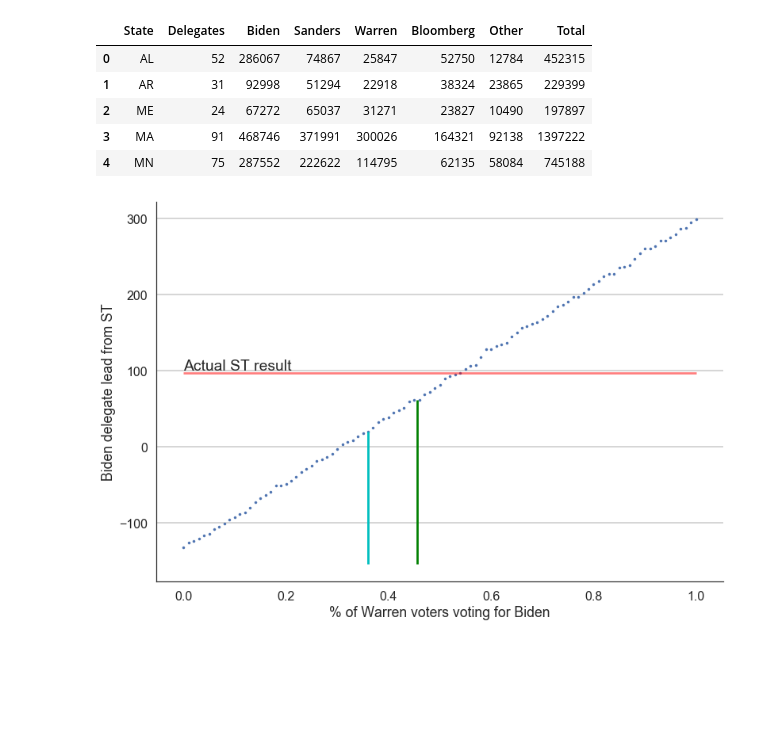
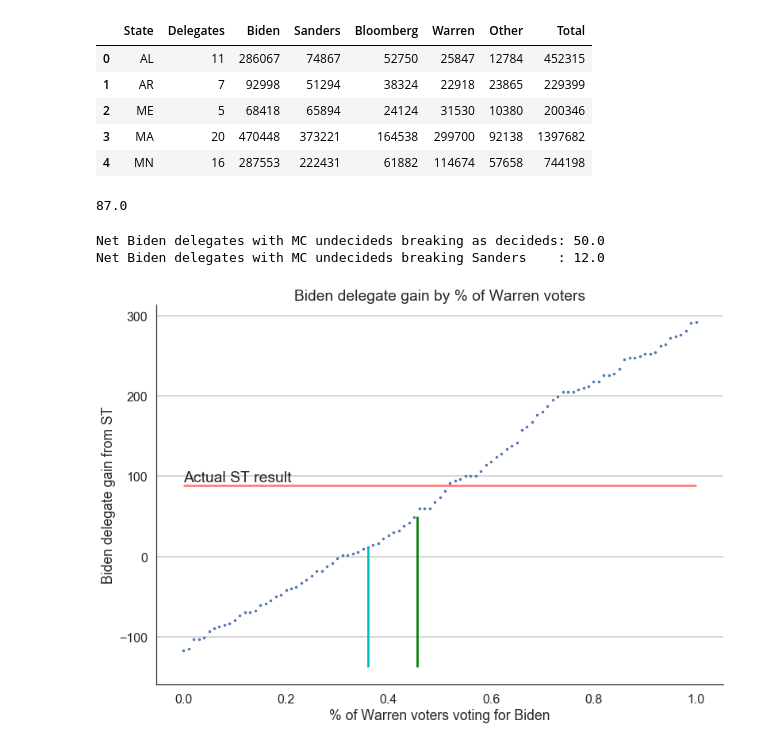
Before and after one commit to jdeschler/ST_20_warrendrop, a Jupyter notebook: warren_splits.ipynb, the cells around one changed output. Drawn from its saved outputs; the diff is of its cells as text; code cells hidden in the pictures; blank space fills up the shorter version.

```diff
--- a/warren_splits.ipynb
+++ b/warren_splits.ipynb
@@ -6,13 +8,13 @@ import seaborn as sns
 # %%
-ST_results = pd.read_csv("ST_statewide.csv")
+ST_results = pd.read_csv("ST_bydistrict_TGP.csv")
 ST_results.head()
 # %% [output]
-|  | State | Delegates | Biden | Sanders | Warren | Bloomberg | Other | Total |
-| 0 | AL | 52 | 286067 | 74867 | 25847 | 52750 | 12784 | 452315 |
-| 1 | AR | 31 | 92998 | 51294 | 22918 | 38324 | 23865 | 229399 |
-| 2 | ME | 24 | 67272 | 65037 | 31271 | 23827 | 10490 | 197897 |
-| 3 | MA | 91 | 468746 | 371991 | 300026 | 164321 | 92138 | 1397222 |
-| 4 | MN | 75 | 287552 | 222622 | 114795 | 62135 | 58084 | 745188 |
+|  | State | Delegates | Biden | Sanders | Bloomberg | Warren | Other | Total |
+| 0 | AL | 11 | 286067 | 74867 | 52750 | 25847 | 12784 | 452315 |
+| 1 | AR | 7 | 92998 | 51294 | 38324 | 22918 | 23865 | 229399 |
+| 2 | ME | 5 | 68418 | 65894 | 24124 | 31530 | 10380 | 200346 |
+| 3 | MA | 20 | 470448 | 373221 | 164538 | 299700 | 92138 | 1397682 |
+| 4 | MN | 16 | 287553 | 222431 | 61882 | 114674 | 57658 | 744198 |
 # %%
 # default values from Morning Consult poll:
 #  https://morningconsult.com/2020/03/05/sanders-biden-can-expect-near-equal-gain-from-warrens-exit/
@@ -20,7 +22,11 @@ def split_warren_votes(pre_split_votes = ST_results, warren_to_biden = .36, warr
     # normalize (assume all EW supporters go either to JB or BS)
     biden_gain = warren_to_biden/(warren_to_biden + warren_to_sanders)
     sanders_gain = warren_to_sanders/(warren_to_biden + warren_to_sanders)
+
+    # copy original DF so we don't break anything
     post = pre_split_votes.copy()
+
+    # add Warren's votes to Biden and Sanders as needed
     post.Biden = post.Biden + round(biden_gain * post.Warren)
     post.Sanders = post.Sanders + round(sanders_gain * post.Warren)
     post.Warren = 0
@@ -35,10 +41,29 @@ def apportion_delegates_threshold(votes = ST_results, threshold = 0.15):
         delegates[c] = delegates[c]/delegates.Total
     delegates[candidates] = delegates[candidates].applymap(lambda x: x if x >= threshold else 0)
     delegates["viable_tot"] = delegates[candidates].sum(axis = 1)
-    # DNC rules don't _quite_ just round, will fix this if I figure out how
     for c in candidates:
-        delegates[c] = round((delegates[c]/delegates.viable_tot) * delegates['Delegates'])
-    delegates = delegates.drop('viable_tot', axis = 1)
+        delegates[c] = (delegates[c]/delegates.viable_tot) * delegates['Delegates']
+    # now we apportion fractional delegates as per DNC rules
+    dels_copy = delegates.copy()
+    for idx, row in dels_copy.iterrows():
+        dels_dict = {}
+        dels_dict_full = {}
+        dels_dict_partial = {}
+        for c in candidates:
+            dels_dict[c] = row[c]
+            dels_dict_full[c] = math.floor(row[c])
+            dels_dict_partial[c] = dels_dict[c] - dels_dict_full[c]
+        full = sum(dels_dict_full.values())
+        fractional = row['Delegates'] - full
+
+        # allocate partial delegates
+        while fractional > 0:
+            top = max(dels_dict_partial.items(), key=operator.itemgetter(1))[0]
+            dels_dict_partial[top] = 0
+            dels_dict_full[top] += 1
+            fractional -= 1
+        for c, ds in dels_dict_full.items():
+            delegates.at[idx, c] = ds
     return delegates
 
 
@@ -51,6 +76,17 @@ def get_biden_net(split, votes = ST_results, threshold = 0.15):
     post_split = split_warren_votes(pre_split_votes = votes, warren_to_biden = split, warren_to_sanders = 1 - split)
     dels = apportion_delegates_threshold(votes = post_split)
     return sum(dels.Biden) - sum(dels.Sanders)
+# %%
+# check process (we want this to end up being 89)
+no_change = apportion_delegates_threshold()
+tots = no_change.sum()
+tots['Biden'] - tots['Sanders']
+
+# note: we get this as 87, we _want_ it to be 89
+#  in a more detailed analysis, I would care more about this
+#  but this is essentially a rounding error so I'm not super worried
+# %% [output]
+87.0
 # %%
 splits = np.linspace(0,1,101)
 net_dels_biden = []
@@ -78,14 +102,27 @@ ST_actual_net = 97
+# %%
+# according to the Morning Consult poll
+mc_breakequal = .4557
+mc_endorse = .36
+intersects = [get_biden_net(.4557), get_biden_net(.36)]
+print("Net Biden delegates with MC undecideds breaking as decideds: " + str(intersects[0]))
+print("Net Biden delegates with MC undecideds breaking Sanders    : " + str(intersects[1]))
+ST_actual_net = 89
+# %% [output]
+Net Biden delegates with MC undecideds breaking as decideds: 50.0
+Net Biden delegates with MC undecideds breaking Sanders    : 12.0
 # %%
 with sns.plotting_context("poster"):
     sns.set_style('white')
     plt.scatter(splits, net_dels_biden, s = 9)
-    plt.ylabel("Biden delegate lead from ST")
+    plt.ylabel("Biden delegate gain from ST")
     plt.xlabel("% of Warren voters voting for Biden")
     plt.hlines(ST_actual_net, 0, 1, color = 'red', alpha = 0.5, label = 'Actual ST result')
     plt.text(0, ST_actual_net + 4, "Actual ST result")
-    plt.vlines([mc_undecideds_equal, mc_undecideds_sanders], plt.ylim()[0], intersects, color = ['g', 'c'])
+    plt.vlines([mc_breakequal, mc_endorse], plt.ylim()[0], intersects, color = ['g', 'c'])
     plt.grid(which = 'major', axis = 'y')
+    plt.title("Biden delegate gain by % of Warren voters")
     sns.despine()
+    plt.savefig("dnc_threshold.png")
     plt.show()
 # %% [output]
-[figure, old version]
+[figure, new version]
```
Also changed, not shown: parts of 5 cells of this notebook, 3 other files.
